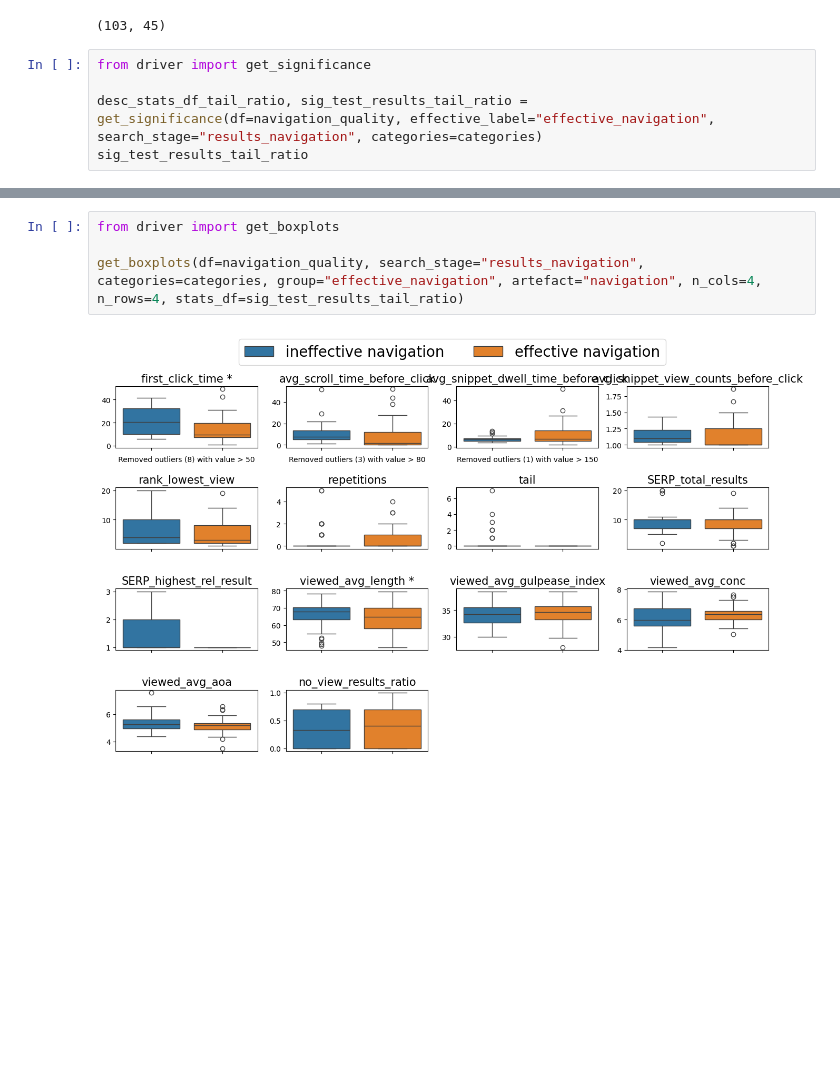
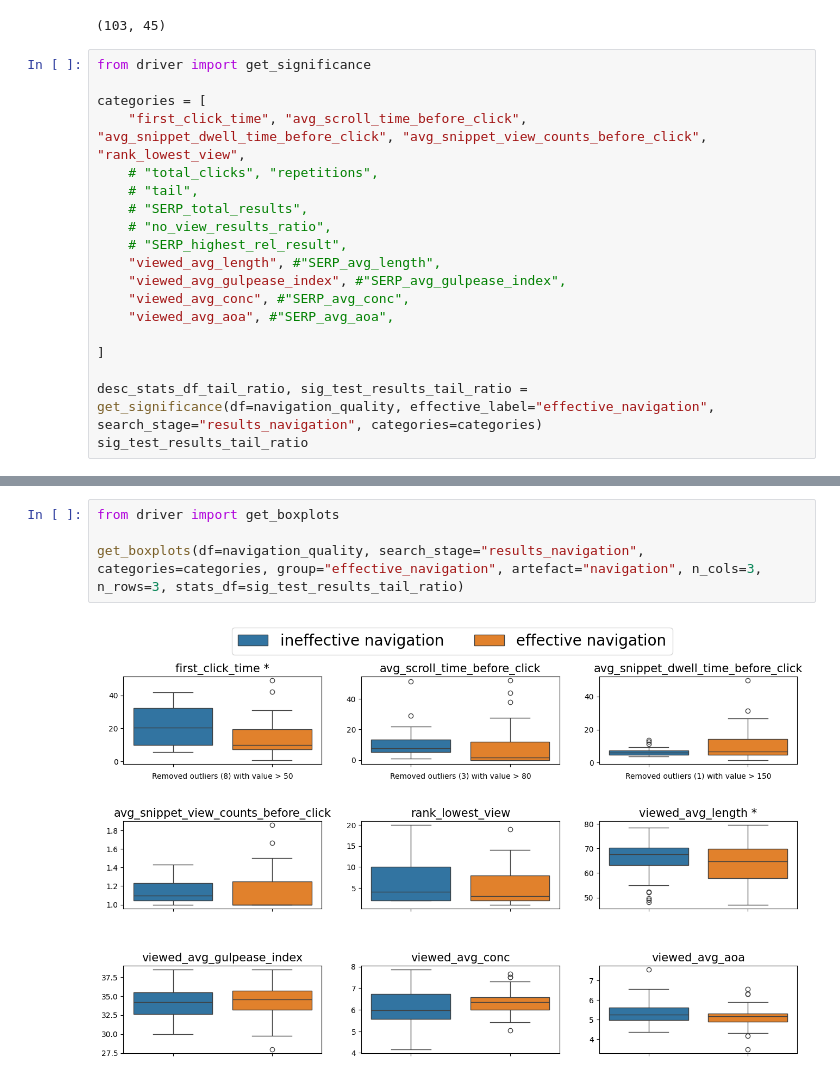
Before and after one commit to SOLandChildren/CHIIR27_LogAnalysis, a Jupyter notebook: results_navigation.ipynb, the cells around one changed output, grey strips where cells are left out. Cells and saved outputs as stored; diff of their text form; blank space fills up the shorter version.

```diff
--- a/results_navigation.ipynb
+++ b/results_navigation.ipynb
@@ -438,6 +575,20 @@ len(navigation_quality), len(navigation_quality.loc[navigation_quality["effectiv
 # %%
 from driver import get_significance
 
+categories = [
+    "first_click_time", "avg_scroll_time_before_click", "avg_snippet_dwell_time_before_click", "avg_snippet_view_counts_before_click", "rank_lowest_view",
+    # "total_clicks", "repetitions",
+    # "tail",
+    # "SERP_total_results",
+    # "no_view_results_ratio",
+    # "SERP_highest_rel_result",
+    "viewed_avg_length", #"SERP_avg_length",
+    "viewed_avg_gulpease_index", #"SERP_avg_gulpease_index",
+    "viewed_avg_conc", #"SERP_avg_conc",
+    "viewed_avg_aoa", #"SERP_avg_aoa",
+
+]
+
 desc_stats_df_tail_ratio, sig_test_results_tail_ratio = get_significance(df=navigation_quality, effective_label="effective_navigation", search_stage="results_navigation", categories=categories)
 sig_test_results_tail_ratio
 # %% [output]
@@ -477,6 +618,6 @@ desc_stats_df_tail_ratio
 # %%
 from driver import get_boxplots
 
-get_boxplots(df=navigation_quality, search_stage="results_navigation", categories=categories, group="effective_navigation", artefact="navigation", n_cols=4, n_rows=4, stats_df=sig_test_results_tail_ratio)
+get_boxplots(df=navigation_quality, search_stage="results_navigation", categories=categories, group="effective_navigation", artefact="navigation", n_cols=3, n_rows=3, stats_df=sig_test_results_tail_ratio)
 # %% [output]
-[figure, old version]
+[figure, new version]
```
Also changed, not shown: parts of 27 cells of this notebook, 10 other files.
